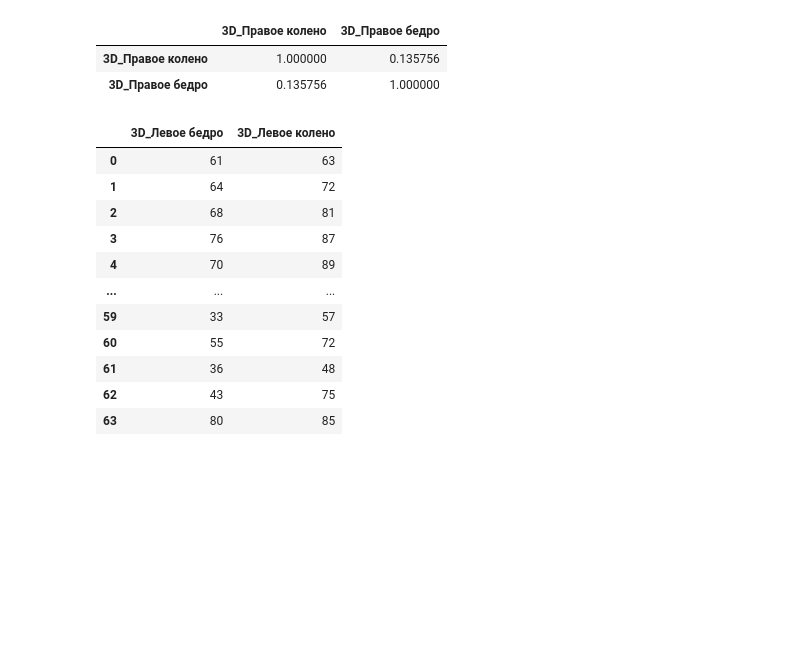
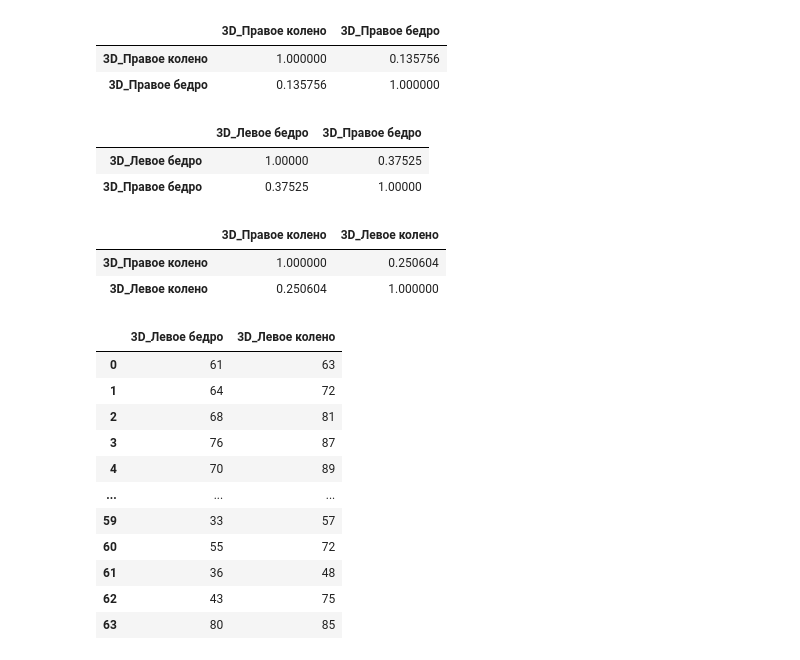
Before and after one commit to vn322/Sport-University, a Jupyter notebook: Копия_блокнота_"Биомеханический_анализ_выполнения_приёма.ipynb, the cells around one changed output. Drawn from its saved outputs; the diff is of its cells as text; code cells hidden in the pictures; blank space fills up the shorter version.

```diff
--- a/Копия_блокнота_"Биомеханический_анализ_выполнения_приёма.ipynb
+++ b/Копия_блокнота_"Биомеханический_анализ_выполнения_приёма.ipynb
@@ -103,6 +100,18 @@ df[['3D_Правое колено','3D_Правое бедро']].corr()
 |  | 3D_Правое колено | 3D_Правое бедро |
 | 3D_Правое колено | 1.000000 | 0.135756 |
 | 3D_Правое бедро | 0.135756 | 1.000000 |
+# %%
+df[['3D_Левое бедро','3D_Правое бедро']].corr()
+# %% [output]
+|  | 3D_Левое бедро | 3D_Правое бедро |
+| 3D_Левое бедро | 1.00000 | 0.37525 |
+| 3D_Правое бедро | 0.37525 | 1.00000 |
+# %%
+df[['3D_Правое колено','3D_Левое колено']].corr()
+# %% [output]
+|  | 3D_Правое колено | 3D_Левое колено |
+| 3D_Правое колено | 1.000000 | 0.250604 |
+| 3D_Левое колено | 0.250604 | 1.000000 |
 # %%
 left=df[['3D_Левое бедро','3D_Левое колено']]
 left
```
Also changed, not shown: parts of 4 cells of this notebook.
